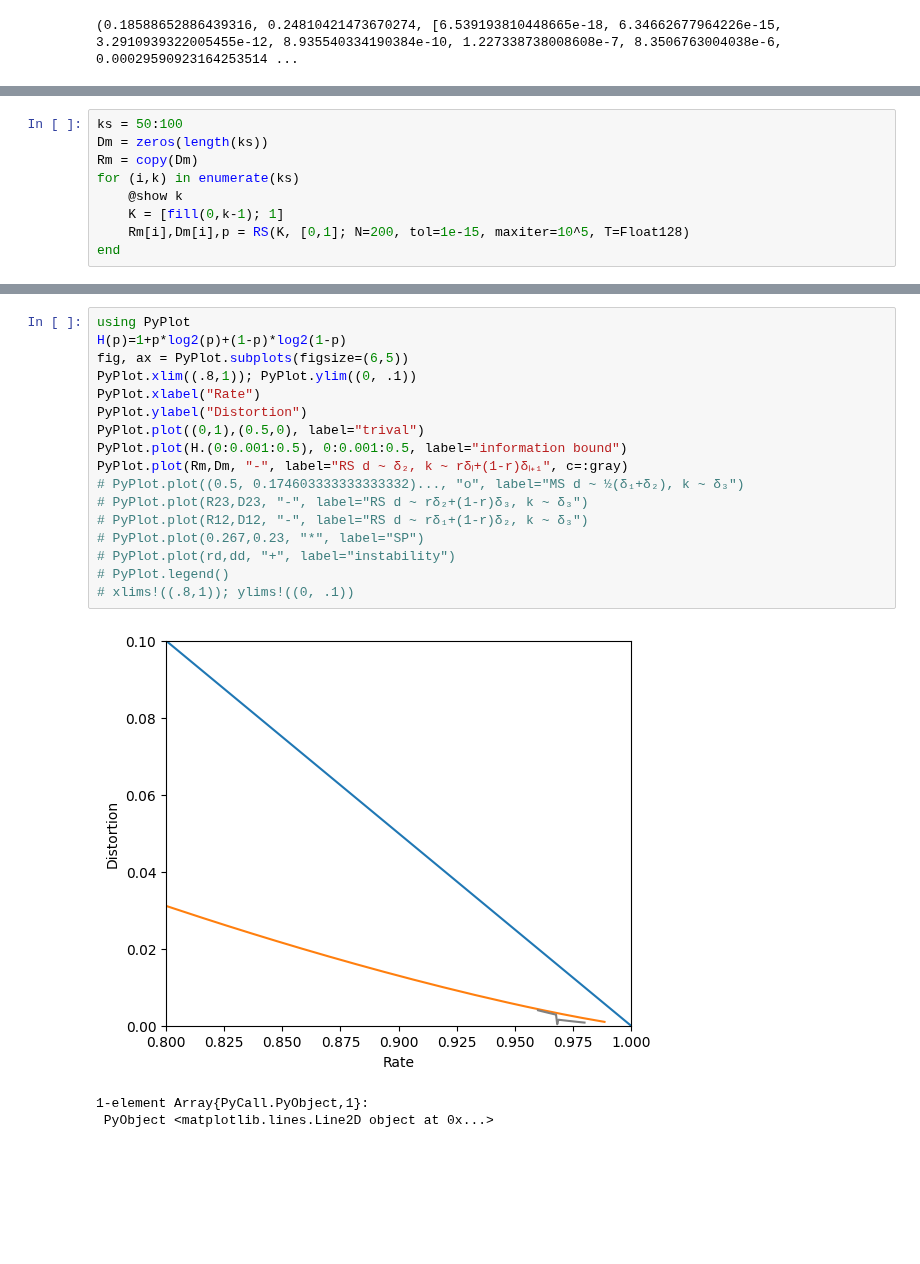
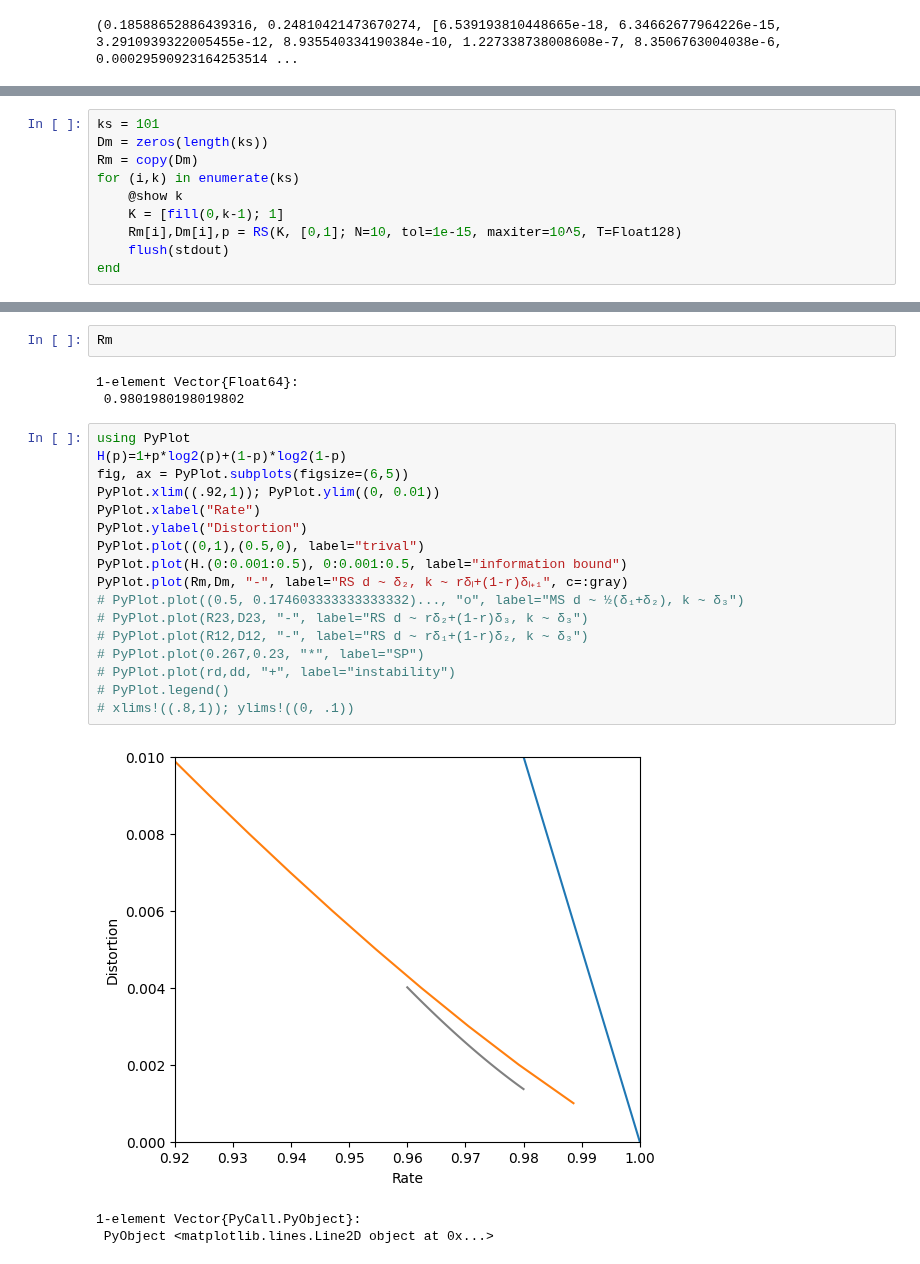
Before and after one commit to stecrotti/sourcecoding, a Jupyter notebook: notebooks/RS clean.ipynb, the cells around one changed output, grey strips where cells are left out. Saved outputs shown, nothing was run; the diff lists cells and outputs as text; blank space fills up the shorter version.

```diff
--- a/notebooks/RS clean.ipynb
+++ b/notebooks/RS clean.ipynb
@@ -190,10 +194,11 @@ using Quadmath
 # %%
-ks = 50:100
+ks = 101
 Dm = zeros(length(ks))
 Rm = copy(Dm)
 for (i,k) in enumerate(ks)
     @show k
     K = [fill(0,k-1); 1]
-    Rm[i],Dm[i],p = RS(K, [0,1]; N=200, tol=1e-15, maxiter=10^5, T=Float128)
+    Rm[i],Dm[i],p = RS(K, [0,1]; N=10, tol=1e-15, maxiter=10^5, T=Float128)
+    flush(stdout)
 end
 # %% [output]
@@ -217,21 +213,26 @@ O = 9.98373654438616901415060722522903824e-01
+# %%
+Rm
+# %% [output]
+1-element Vector{Float64}:
+ 0.9801980198019802
 # %%
 using PyPlot
 H(p)=1+p*log2(p)+(1-p)*log2(1-p)
 fig, ax = PyPlot.subplots(figsize=(6,5))
-PyPlot.xlim((.8,1)); PyPlot.ylim((0, .1))
+PyPlot.xlim((.92,1)); PyPlot.ylim((0, 0.01))
 PyPlot.xlabel("Rate")
 PyPlot.ylabel("Distortion")
 PyPlot.plot((0,1),(0.5,0), label="trival")
 PyPlot.plot(H.(0:0.001:0.5), 0:0.001:0.5, label="information bound")
 PyPlot.plot(Rm,Dm, "-", label="RS d ~ δ₂, k ~ rδₗ+(1-r)δₗ₊₁", c=:gray)
 # PyPlot.plot((0.5, 0.174603333333333332)..., "o", label="MS d ~ ½(δ₁+δ₂), k ~ δ₃")
 # PyPlot.plot(R23,D23, "-", label="RS d ~ rδ₂+(1-r)δ₃, k ~ δ₃")
 # PyPlot.plot(R12,D12, "-", label="RS d ~ rδ₁+(1-r)δ₂, k ~ δ₃")
 # PyPlot.plot(0.267,0.23, "*", label="SP")
 # PyPlot.plot(rd,dd, "+", label="instability")
 # PyPlot.legend()
 # xlims!((.8,1)); ylims!((0, .1))
 # %% [output]
-[figure, old version]
+[figure, new version]
-1-element Array{PyCall.PyObject,1}:
+1-element Vector{PyCall.PyObject}:
  PyObject <matplotlib.lines.Line2D object at 0x...>
```
Also changed, not shown: parts of 4 cells of this notebook, 31 other files.
